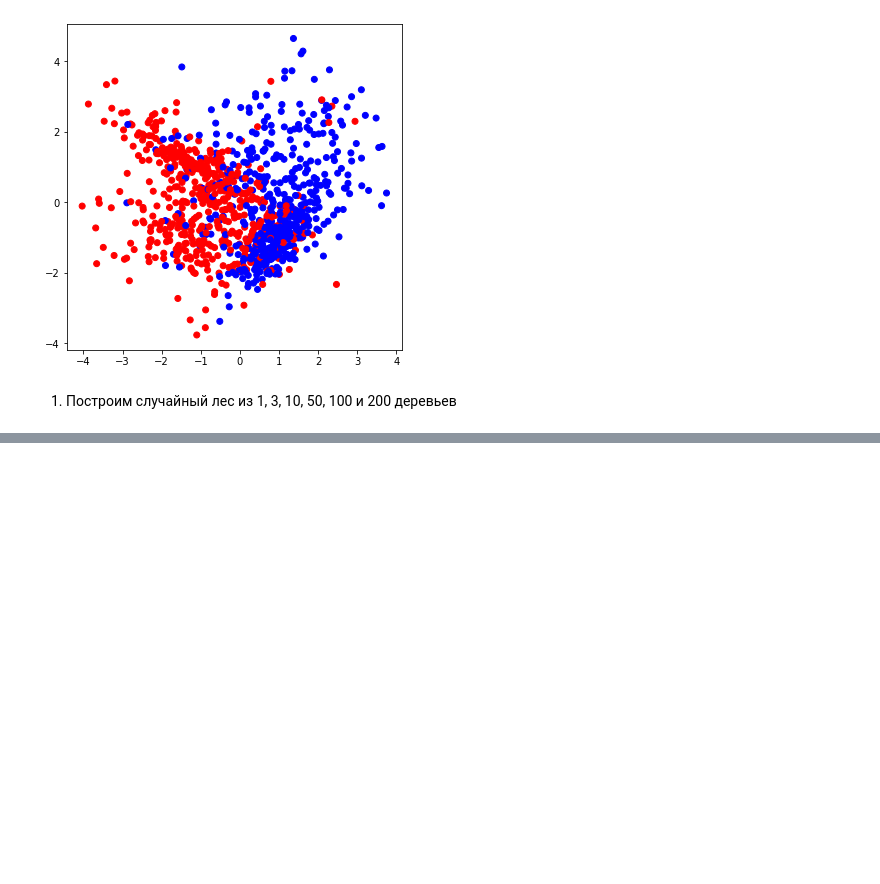
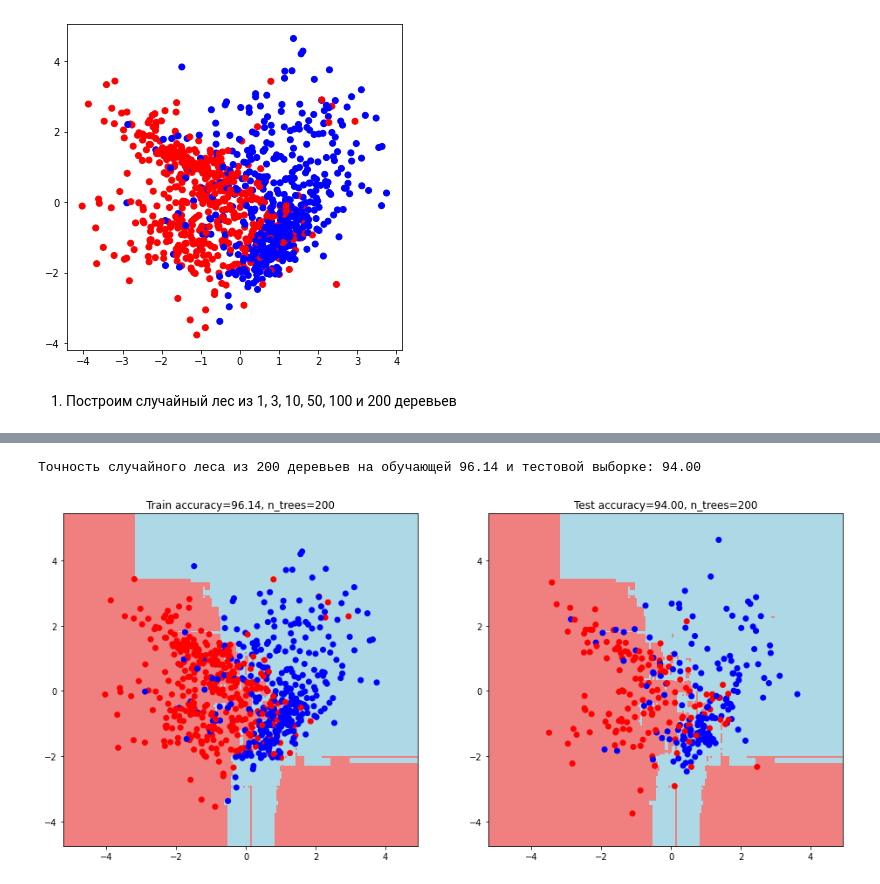
Before and after one commit to StrizhAXE/DataAlgoritm, a Jupyter notebook: Les_5_Algs.ipynb, the cells around one changed output, grey strips where cells are left out. Saved outputs shown, nothing was run; the diff lists cells and outputs as text; code cells hidden in the pictures; blank space fills up the shorter version.

```diff
--- a/Les_5_Algs.ipynb
+++ b/Les_5_Algs.ipynb
@@ -314,0 +362,10 @@ for n_trees in tree_variante:
+# %%
+train_answers = tree_vote(forest, train_data)
+test_answers  = tree_vote(forest, test_data)
+train_accuracy = accuracy_metric(train_labels, train_answers)
+test_accuracy = accuracy_metric(test_labels, test_answers)
+print(f'Точность случайного леса из {n_trees} деревьев на обучающей {train_accuracy:.2f} и тестовой выборке: {test_accuracy:.2f}')
+plot_meshgrid()
+# %% [output]
+Точность случайного леса из 200 деревьев на обучающей 96.14 и тестовой выборке: 94.00
+[figure, added]
```
Also changed, not shown: parts of 9 cells of this notebook.
